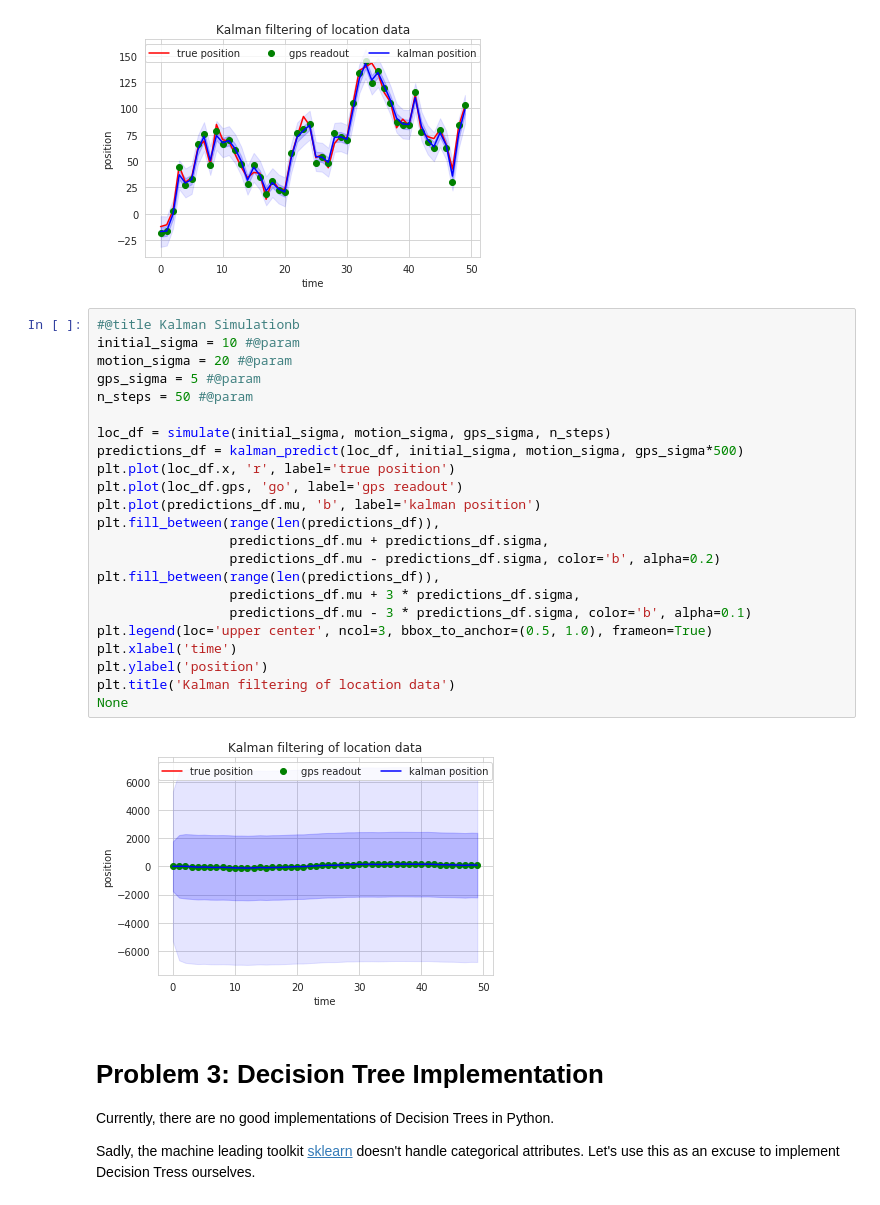
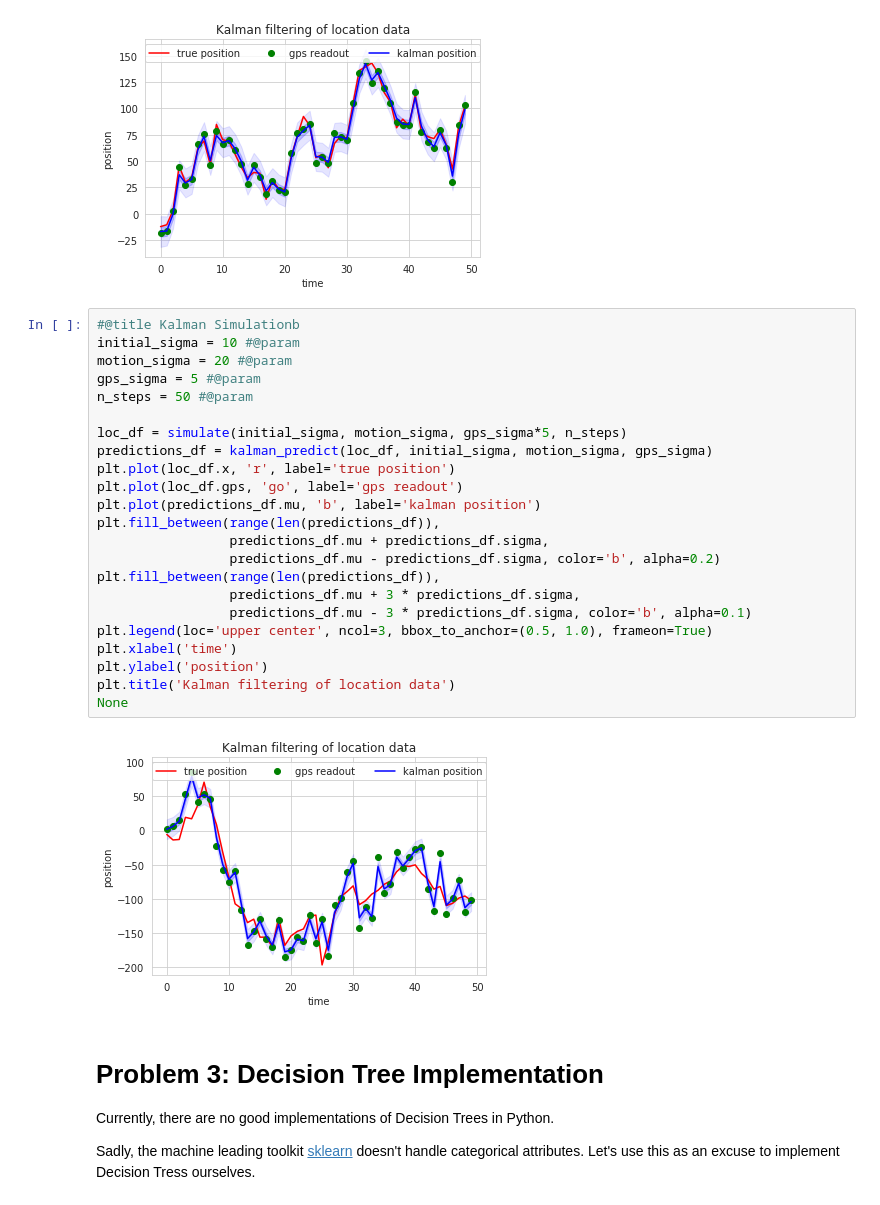
Before and after one commit to Asgavar/studia, a Jupyter notebook: semestr_5_zima_2019_20/ml/Assignment2.ipynb, the cells around one changed output. Saved outputs shown, nothing was run; the diff lists cells and outputs as text.

```diff
--- a/semestr_5_zima_2019_20/ml/Assignment2.ipynb
+++ b/semestr_5_zima_2019_20/ml/Assignment2.ipynb
@@ -551,28 +551,28 @@ None
 # %%
 #@title Kalman Simulationb
 initial_sigma = 10 #@param
 motion_sigma = 20 #@param
 gps_sigma = 5 #@param
 n_steps = 50 #@param
 
-loc_df = simulate(initial_sigma, motion_sigma, gps_sigma, n_steps)
-predictions_df = kalman_predict(loc_df, initial_sigma, motion_sigma, gps_sigma*500)
+loc_df = simulate(initial_sigma, motion_sigma, gps_sigma*5, n_steps)
+predictions_df = kalman_predict(loc_df, initial_sigma, motion_sigma, gps_sigma)
 plt.plot(loc_df.x, 'r', label='true position')
 plt.plot(loc_df.gps, 'go', label='gps readout')
 plt.plot(predictions_df.mu, 'b', label='kalman position')
 plt.fill_between(range(len(predictions_df)),
                  predictions_df.mu + predictions_df.sigma,
                  predictions_df.mu - predictions_df.sigma, color='b', alpha=0.2)
 plt.fill_between(range(len(predictions_df)),
                  predictions_df.mu + 3 * predictions_df.sigma,
                  predictions_df.mu - 3 * predictions_df.sigma, color='b', alpha=0.1)
 plt.legend(loc='upper center', ncol=3, bbox_to_anchor=(0.5, 1.0), frameon=True)
 plt.xlabel('time')
 plt.ylabel('position')
 plt.title('Kalman filtering of location data')
 None
 # %% [output]
-[figure, old version]
+[figure, new version]
 # %% [markdown]
 # Problem 3: Decision Tree Implementation
 
```
Also changed, not shown: parts of 5 cells of this notebook.
